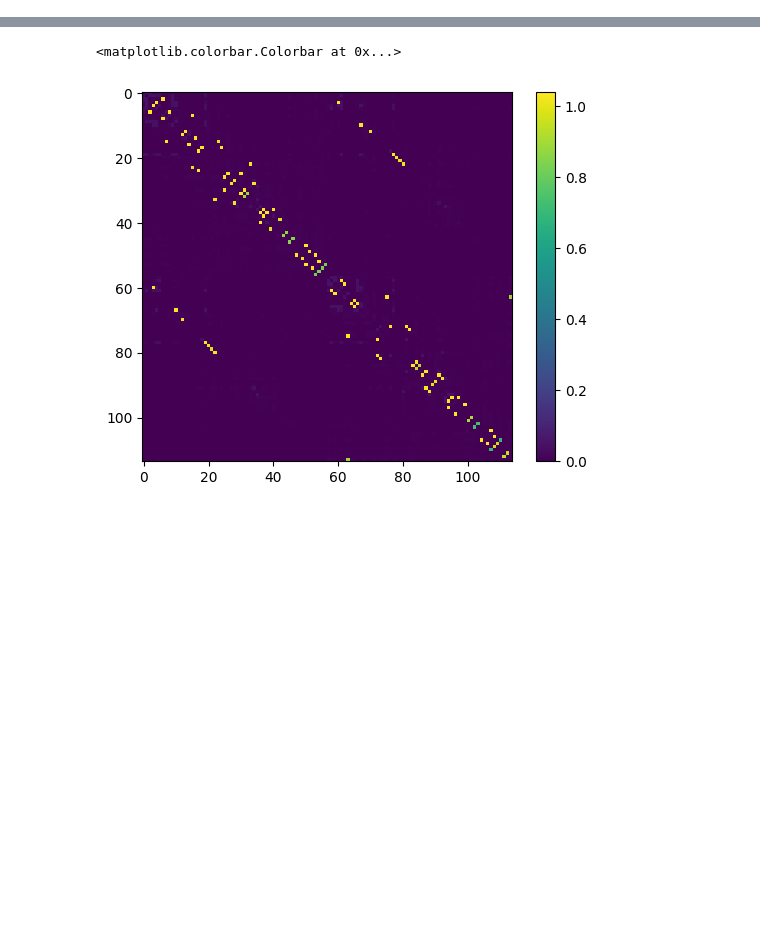
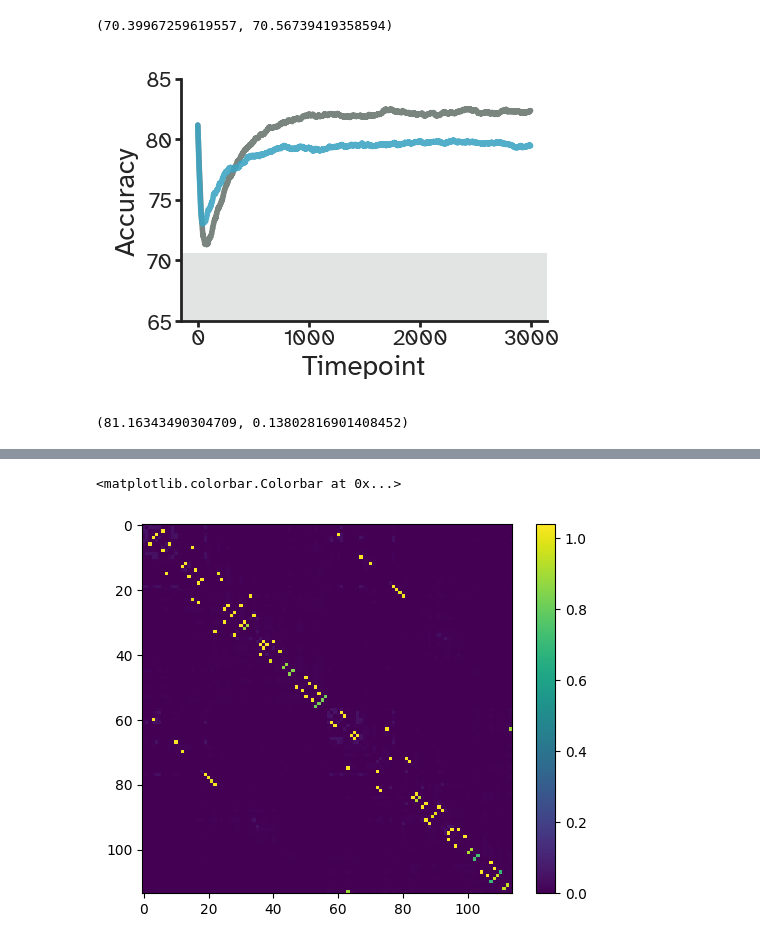
Before and after one commit to kuffmode/Optimal_networks, a Jupyter notebook: generative_analysis.ipynb, the cells around one changed output, grey strips where cells are left out. Cells and saved outputs as stored; diff of their text form; code cells hidden in the pictures; blank space fills up the shorter version.

```diff
--- a/generative_analysis.ipynb
+++ b/generative_analysis.ipynb
@@ -114,0 +175,12 @@ check_density(connectivity)
+# %%
+avg_endpoint_similarity = [calculate_endpoint_similarity(
+    best_rd[:,:,timepoint],
+    connectivity).mean() for timepoint in tqdm(range(best_rd.shape[2]))]
+# %%
+measures_rd=np.vstack((measures_rd,np.array(avg_endpoint_similarity)))
+# %%
+avg_endpoint_similarity_sp = [calculate_endpoint_similarity(
+    best_sp[:,:,timepoint],
+    connectivity).mean() for timepoint in tqdm(range(best_sp.shape[2]))]
+# %%
+measures_sp=np.vstack((measures_sp,np.array(avg_endpoint_similarity_sp)))
@@ -115,3 +195,29 @@ check_density(connectivity)
+# %%
+import statsmodels.stats.api as sms
+
+sms.DescrStatsW(null_results[0]).tconfint_mean()
+# %% [output]
+(70.39967259619557, 70.56739419358594)
+# %%
+plt.figure(figsize=(viz.cm_to_inch((6,4))), dpi=200)
+plt.plot(measures_rd[6,:3000],lw="2",alpha=0.9)
+plt.plot(measures_sp[6,:3000],lw="2",alpha=0.9)
+#plt.axhline(measures_empirical[5],color=viz_colors["warms"]["LECKER_RED"])
+plt.ylim(65,85)
+
+plt.axhspan(0,sms.DescrStatsW(null_results[0]).tconfint_mean(alpha=0.001)[1],
+            alpha=0.2)
+
+plt.ylabel("Accuracy")
+plt.xlabel("Timepoint")
+sns.despine()
+plt.savefig("figures/res1_consensus_accuracy.pdf",dpi=600,bbox_inches='tight');
+# %% [output]
+[figure, added]
+# %%
+evaluate_adjacency(best_sp[:,:,0],connectivity)
+# %% [output]
+(81.16343490304709, 0.13802816901408452)
 # %%
 # Create parameter trajectories
 n_iterations = 3_000
```
Also changed, not shown: parts of 65 cells of this notebook, 23 other files.
